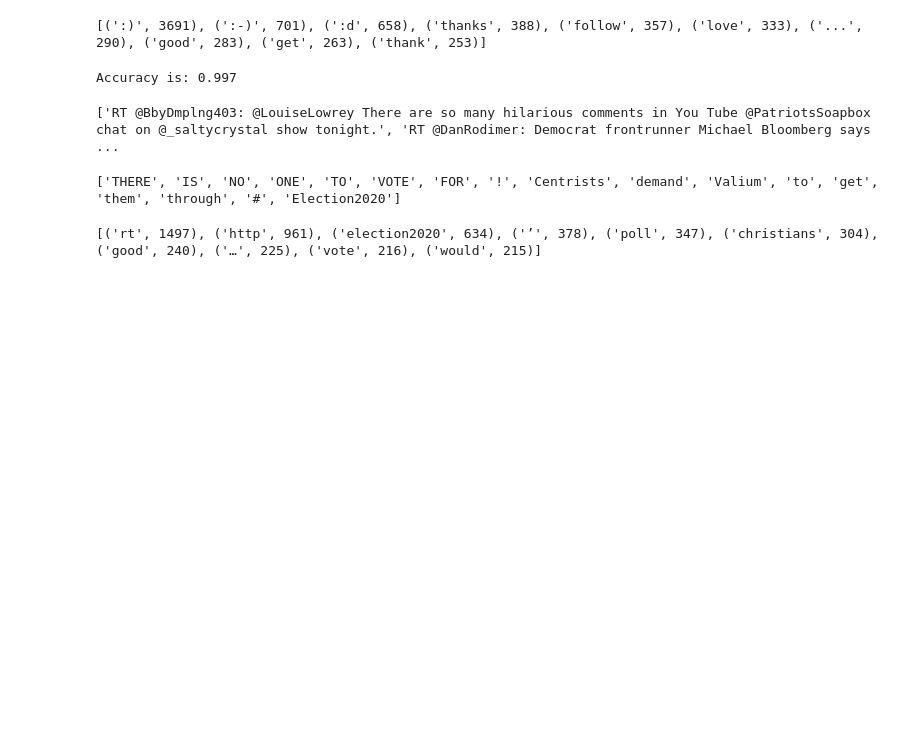
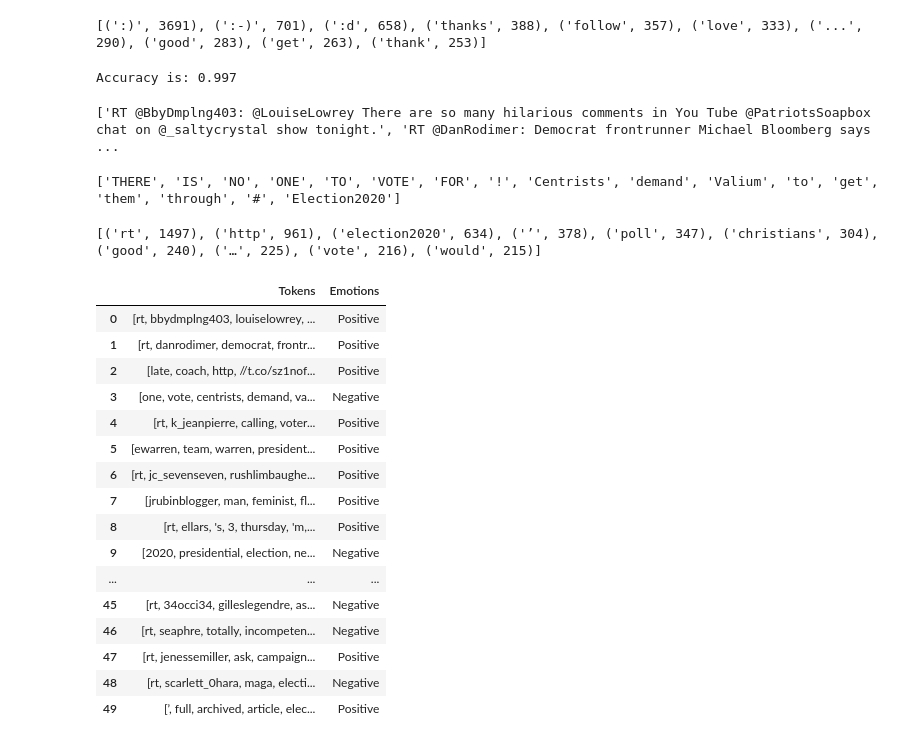
Before and after one commit to alexisophiek/Final_Project, a Jupyter notebook: Notebooks/NLTK_Model.ipynb, the cells around one changed output. Drawn from its saved outputs; the diff is of its cells as text; code cells hidden in the pictures; blank space fills up the shorter version.

```diff
--- a/Notebooks/NLTK_Model.ipynb
+++ b/Notebooks/NLTK_Model.ipynb
@@ -192,3 +192,25 @@ sentiment = []
 for each in clean_tweet_tokens[:50]:
     tweet.append(each)
     sentiment.append(loaded_model.classify(dict([token, True] for token in each)))
+# %%
+cleaned_df = pd.DataFrame({"Tokens":tweet,"Emotions":sentiment})
+# %%
+cleaned_df
+# %% [output]
+|  | Tokens | Emotions |
+| 0 | [rt, bbydmplng403, louiselowrey, ... | Positive |
+| 1 | [rt, danrodimer, democrat, frontr... | Positive |
+| 2 | [late, coach, http, //t.co/sz1nof... | Positive |
+| 3 | [one, vote, centrists, demand, va... | Negative |
+| 4 | [rt, k_jeanpierre, calling, voter... | Positive |
+| 5 | [ewarren, team, warren, president... | Positive |
+| 6 | [rt, jc_sevenseven, rushlimbaughe... | Positive |
+| 7 | [jrubinblogger, man, feminist, fl... | Positive |
+| 8 | [rt, ellars, 's, 3, thursday, 'm,... | Positive |
+| 9 | [2020, presidential, election, ne... | Negative |
+| ... | ... | ... |
+| 45 | [rt, 34occi34, gilleslegendre, as... | Negative |
+| 46 | [rt, seaphre, totally, incompeten... | Negative |
+| 47 | [rt, jenessemiller, ask, campaign... | Positive |
+| 48 | [rt, scarlett_0hara, maga, electi... | Negative |
+| 49 | [’, full, archived, article, elec... | Positive |
```
Also changed, not shown: 4 other files.
